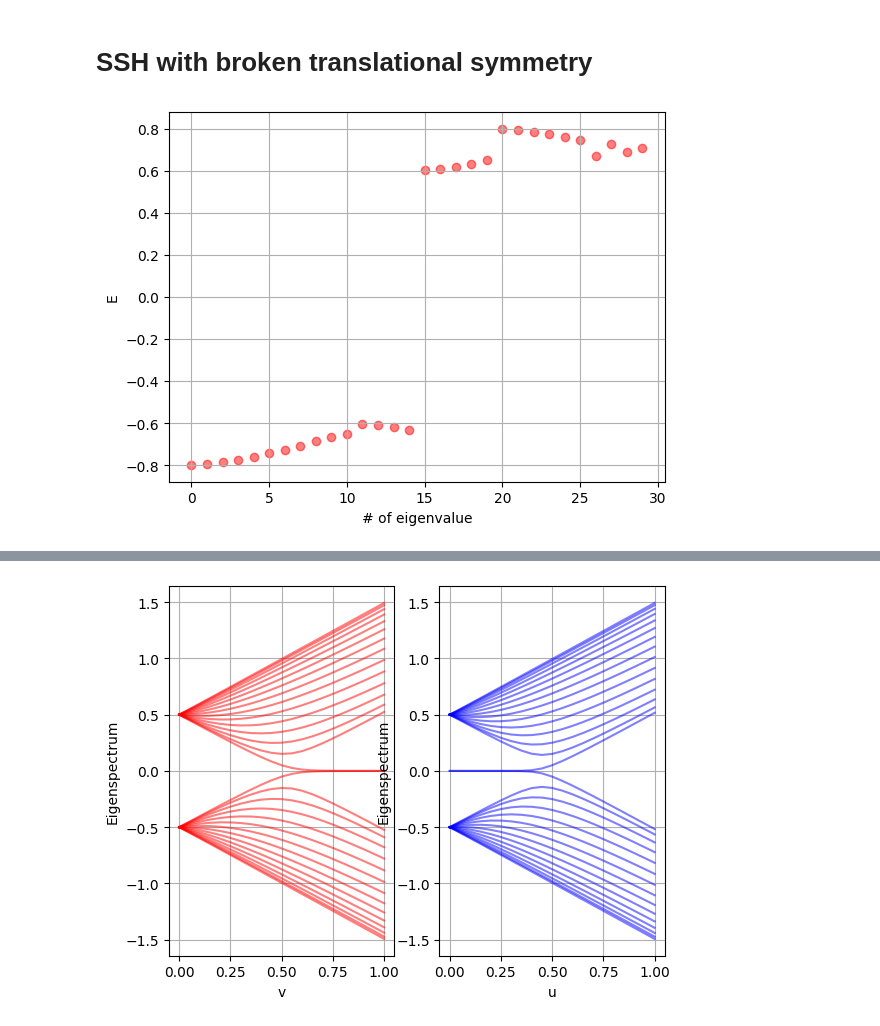
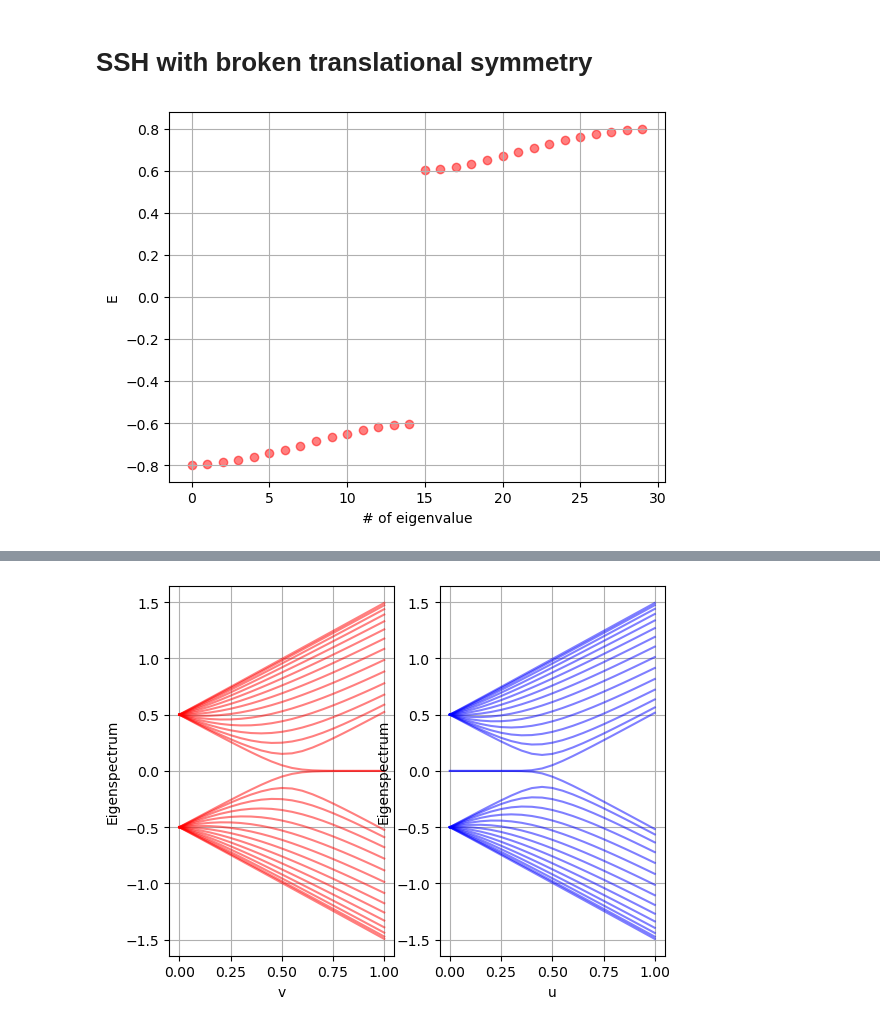
Before and after one commit to JedrekSt/NonHermitianQW, a Jupyter notebook: demo_/SSH_demo.ipynb, the cells around one changed output, grey strips where cells are left out. Drawn from its saved outputs; the diff is of its cells as text; code cells hidden in the pictures.

```diff
--- a/demo_/SSH_demo.ipynb
+++ b/demo_/SSH_demo.ipynb
@@ -106,17 +126,17 @@ plt.show()
 # %%
 ssh = BoundSSH(15,{
     "u" : 0.7,
     "v" : 0.1
 })
 
-E = ssh.get_eigen()
+E = np.sort(ssh.get_eigen())
 plt.scatter(range(len(E)),E,color = "red",alpha = 0.5)
 plt.xlabel("# of eigenvalue")
 plt.ylabel("E")
 plt.grid(True)
 plt.show()
 # %% [output]
-[figure, old version]
+[figure, new version]
 # %%
 dim = 15
 ssh = BoundSSH(dim,{"u" : 0.1,"v" : 0.1})
```
Also changed, not shown: parts of 8 cells of this notebook, 1 other file.
